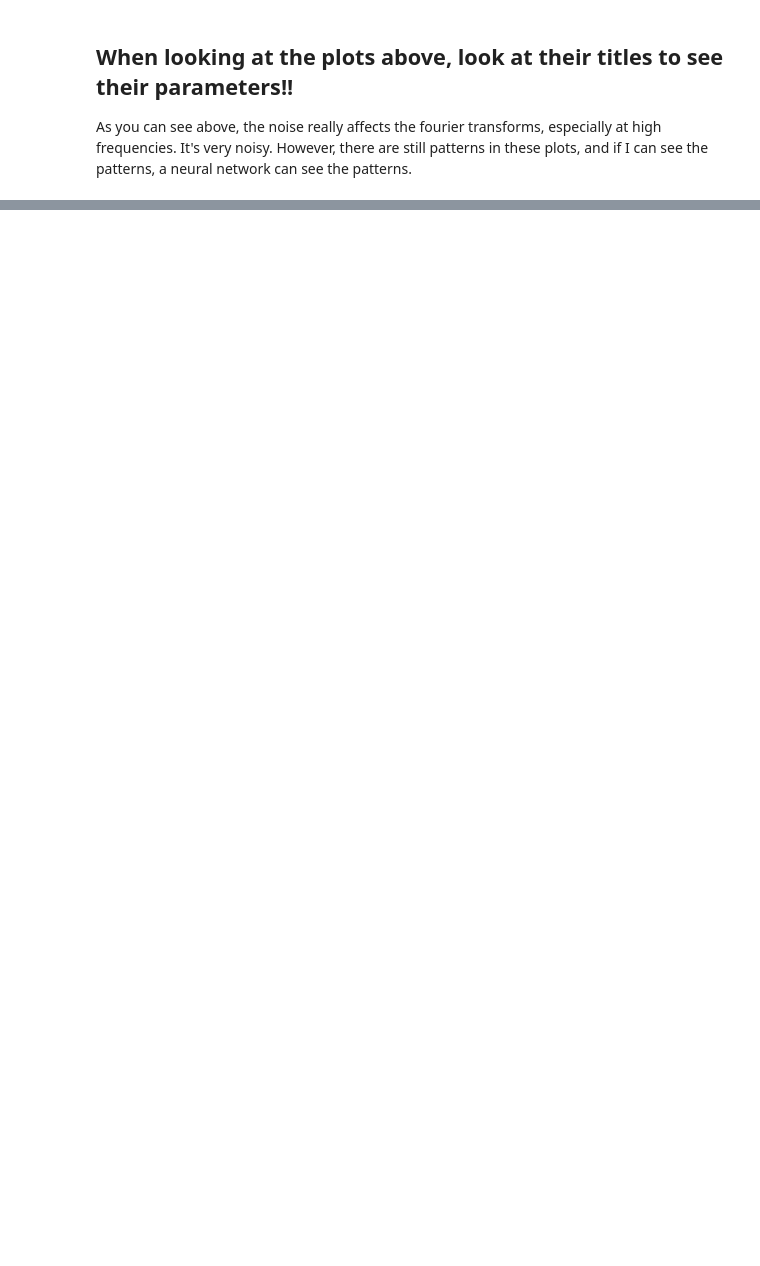
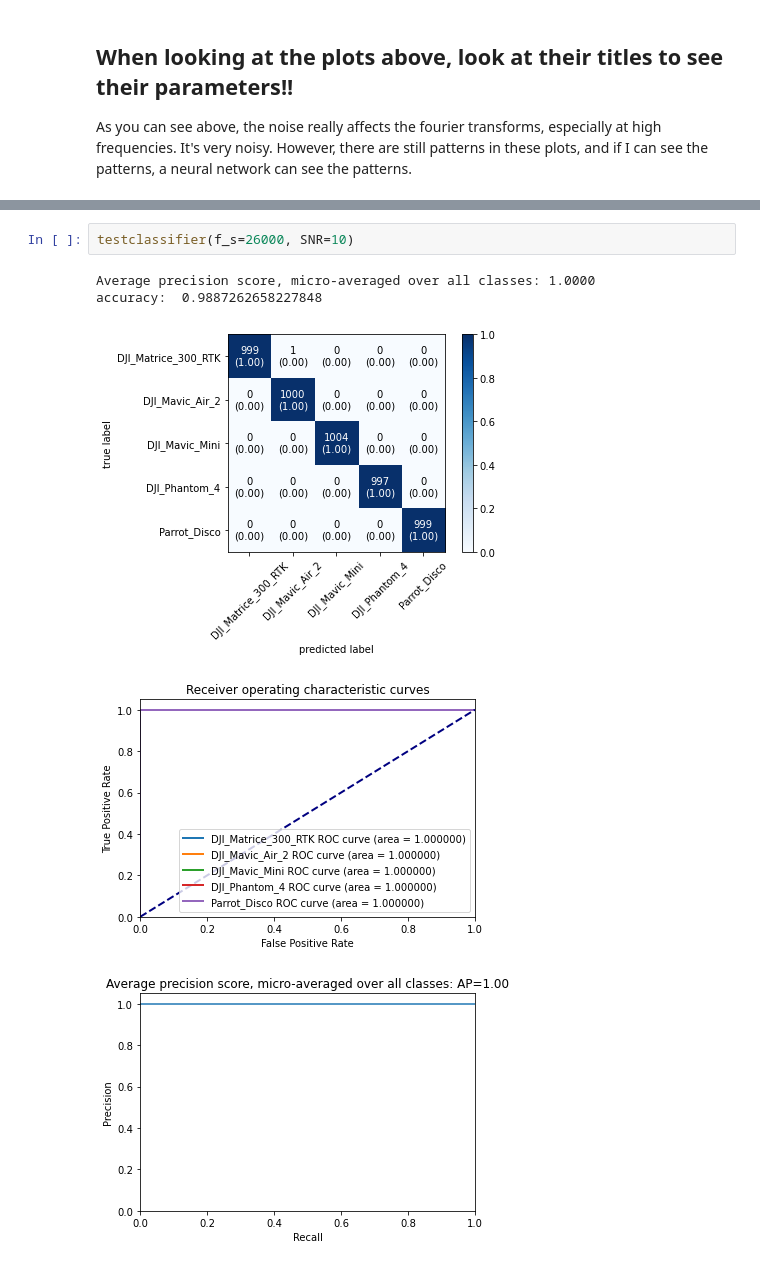
Before and after one commit to SinclairHudson/CANSOFCOM, a Jupyter notebook: CANSOFCOM.ipynb, the cells around one changed output, grey strips where cells are left out. Saved outputs shown, nothing was run; the diff lists cells and outputs as text; blank space fills up the shorter version.

```diff
--- a/CANSOFCOM.ipynb
+++ b/CANSOFCOM.ipynb
@@ -183,0 +247,8 @@ test_classifier(f_s=26000, SNR=5)
+# %%
+testclassifier(f_s=26000, SNR=10)
+# %% [output]
+Average precision score, micro-averaged over all classes: 1.0000
+accuracy:  0.9887262658227848
+[figure, added]
+[figure, added]
+[figure, added]
```
Also changed, not shown: parts of 14 cells of this notebook, 1 other file.
